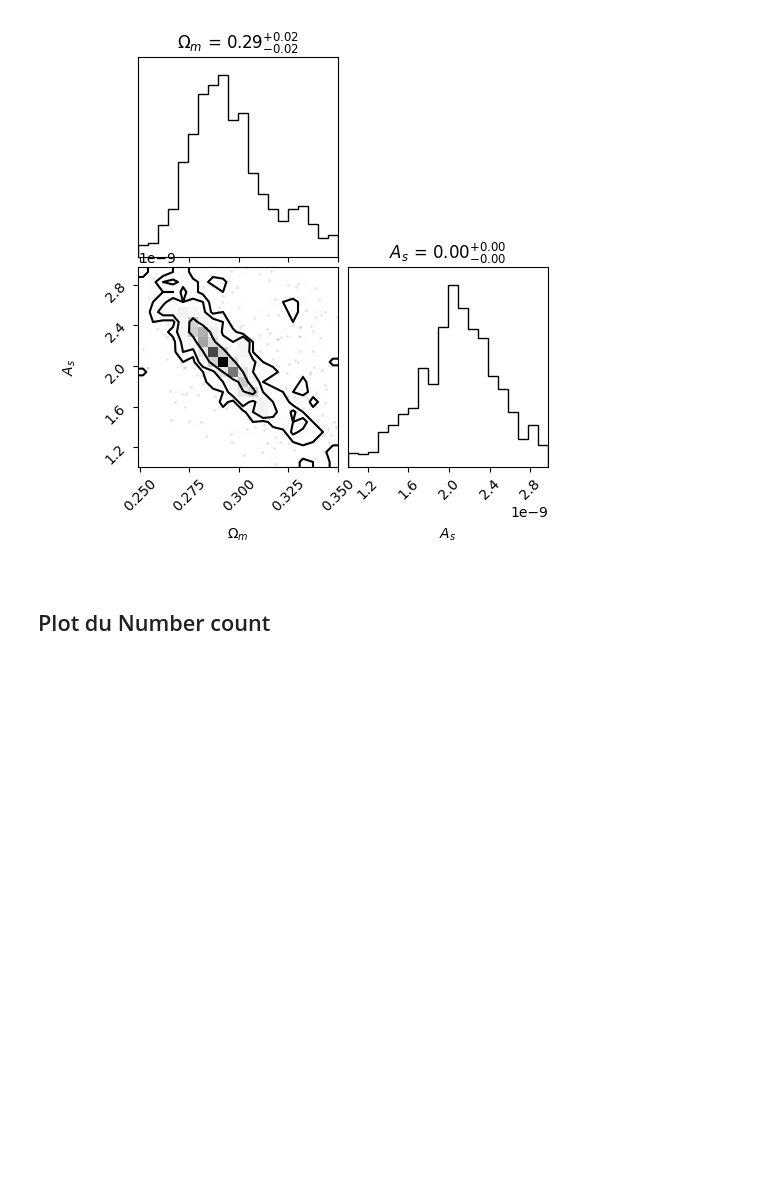
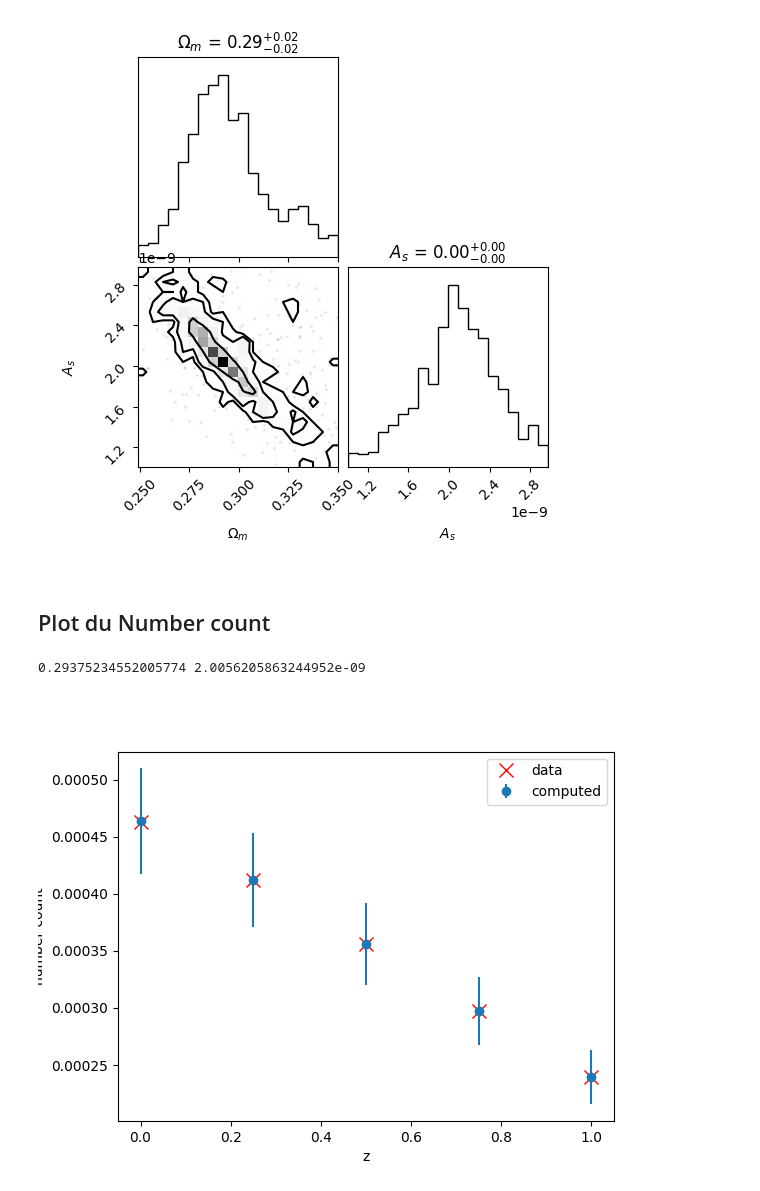
Before and after one commit to Thomas054/My_hmf, a Jupyter notebook: Read_data.ipynb, the cells around one changed output. Saved outputs shown, nothing was run; the diff lists cells and outputs as text; code cells hidden in the pictures; blank space fills up the shorter version.

Commit message:
Intégration de MCMC à la classe Study + Code pour plotter le number count observé et celui obtenu avec les paramètres calculés

```diff
--- a/Read_data.ipynb
+++ b/Read_data.ipynb
@@ -165,0 +164,43 @@ s = Study()
+# %%
+cosmo_params = {
+    "H0": 70,
+    "Om0": 0.294,
+    "Ob0": 0.022 / 0.7**2,
+    "ns": 0.965,
+    "As": 2e-9
+}
+
+N_z = 5
+zmax = 1
+
+
+computedpars = ["Om0","As"]
+Ncamb = 1000
+
+
+thetai = np.array([0.32, 2.5e-9])
+stepfactor = 0.05
+# %%
+s = Study(N_z,zmax, computedpars, knownpars = cosmo_params, Ncamb=Ncamb)
+s.set_thetai(thetai)
+s.set_stepfactor(stepfactor)
+
+Om0, As = s.find_best_values()
+print(Om0, As)
+
+s.create_artificial_data(cosmo_params)
+approximate_number_count = s.get_approximate_number_count()
+# %% [output]
+0.29375234552005774 2.0056205863244952e-09
+# %%
+plt.figure()
+
+plt.errorbar(s.z, s.data, yerr=s.std, fmt='o')
+plt.plot(s.z, approximate_number_count, 'x', color='red', markersize=10)
+plt.xlabel("z")
+plt.ylabel("number count")
+plt.legend(["data", "computed"])
+
+plt.show()
+# %% [output]
+[figure, added]
```
Also changed, not shown: parts of 1 cell of this notebook, 2 other files.
